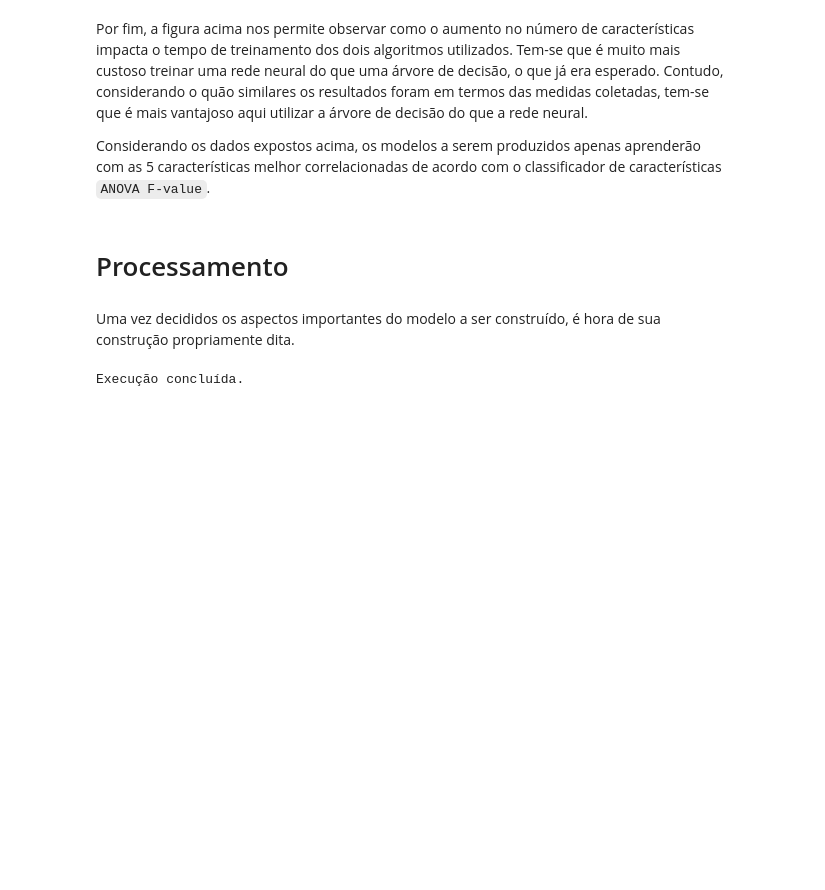
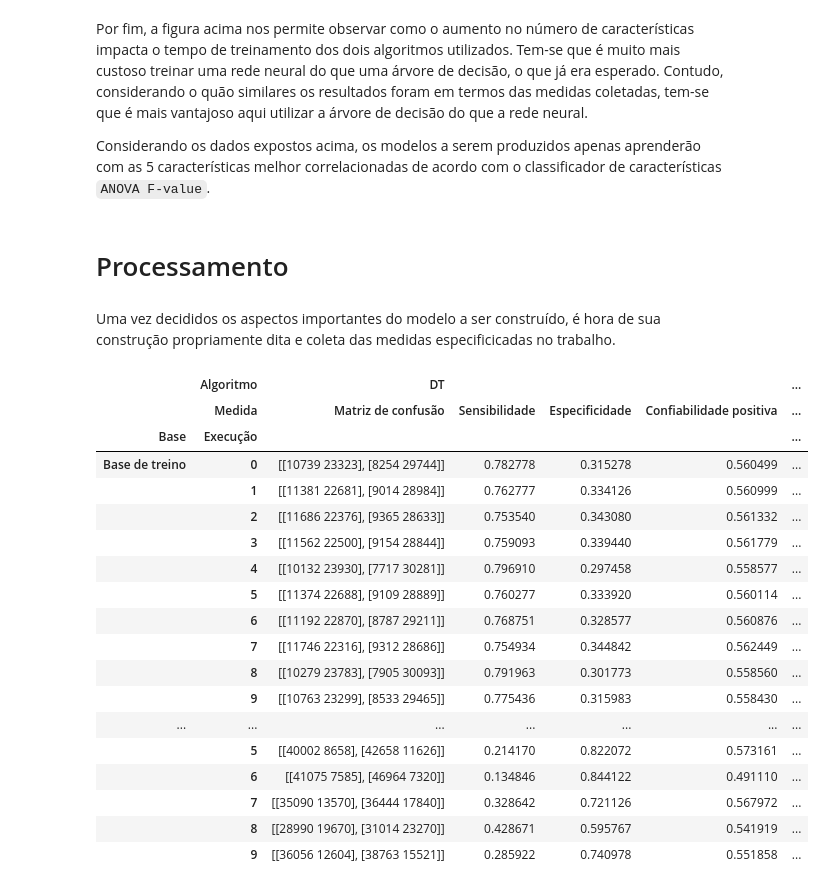
Before and after one commit to ygarasab/data-classification, a Jupyter notebook: código/Processamento.ipynb, the cells around one changed output. Drawn from its saved outputs; the diff is of its cells as text; code cells hidden in the pictures; blank space fills up the shorter version.

```diff
--- a/código/Processamento.ipynb
+++ b/código/Processamento.ipynb
@@ -472,2 +540,2 @@ def treina_modelos(X, y, modelos, tamanho, pontuacoes_de_classificacao, classifi
 # %% [markdown]
-Uma vez decididos os aspectos importantes do modelo a ser construído, é hora de sua construção propriamente dita.
+Uma vez decididos os aspectos importantes do modelo a ser construído, é hora de sua construção propriamente dita e coleta das medidas especificicadas no trabalho.
@@ -476,7 +541,0 @@ tamanho = 5
-# %%
-modelos_treinados = treina_modelos(
-    X_treino.to_numpy(), y_treino.to_numpy().ravel(), modelos, tamanho, resultados_de_classificacao, "ANOVA F-value", True
-)
-arvore_de_decisao, rede_neural_feed_forward = modelos_treinados
-# %% [output]
-Execução concluída.
@@ -482,0 +547,23 @@ Execução concluída.
+# %%
+resultados_de_teste = pd.read_csv(f"{diretorio_de_resultados.as_posix()}/Resultados de teste.csv", sep=";", index_col=[0, 1], header=[0, 1])
+resultados_de_teste
+# %% [output]
+|  | Algoritmo | DT |  |  |  | ... |
+|  | Medida | Matriz de confusão | Sensibilidade | Especificidade | Confiabilidade positiva | ... |
+| Base | Execução |  |  |  |  | ... |
+| Base de treino | 0 | [[10739 23323], [8254 29744]] | 0.782778 | 0.315278 | 0.560499 | ... |
+|  | 1 | [[11381 22681], [9014 28984]] | 0.762777 | 0.334126 | 0.560999 | ... |
+|  | 2 | [[11686 22376], [9365 28633]] | 0.753540 | 0.343080 | 0.561332 | ... |
+|  | 3 | [[11562 22500], [9154 28844]] | 0.759093 | 0.339440 | 0.561779 | ... |
+|  | 4 | [[10132 23930], [7717 30281]] | 0.796910 | 0.297458 | 0.558577 | ... |
+|  | 5 | [[11374 22688], [9109 28889]] | 0.760277 | 0.333920 | 0.560114 | ... |
+|  | 6 | [[11192 22870], [8787 29211]] | 0.768751 | 0.328577 | 0.560876 | ... |
+|  | 7 | [[11746 22316], [9312 28686]] | 0.754934 | 0.344842 | 0.562449 | ... |
+|  | 8 | [[10279 23783], [7905 30093]] | 0.791963 | 0.301773 | 0.558560 | ... |
+|  | 9 | [[10763 23299], [8533 29465]] | 0.775436 | 0.315983 | 0.558430 | ... |
+| ... | ... | ... | ... | ... | ... | ... |
+|  | 5 | [[40002 8658], [42658 11626]] | 0.214170 | 0.822072 | 0.573161 | ... |
+|  | 6 | [[41075 7585], [46964 7320]] | 0.134846 | 0.844122 | 0.491110 | ... |
+|  | 7 | [[35090 13570], [36444 17840]] | 0.328642 | 0.721126 | 0.567972 | ... |
+|  | 8 | [[28990 19670], [31014 23270]] | 0.428671 | 0.595767 | 0.541919 | ... |
+|  | 9 | [[36056 12604], [38763 15521]] | 0.285922 | 0.740978 | 0.551858 | ... |
```
Also changed, not shown: parts of 10 cells of this notebook, 2 other files.
